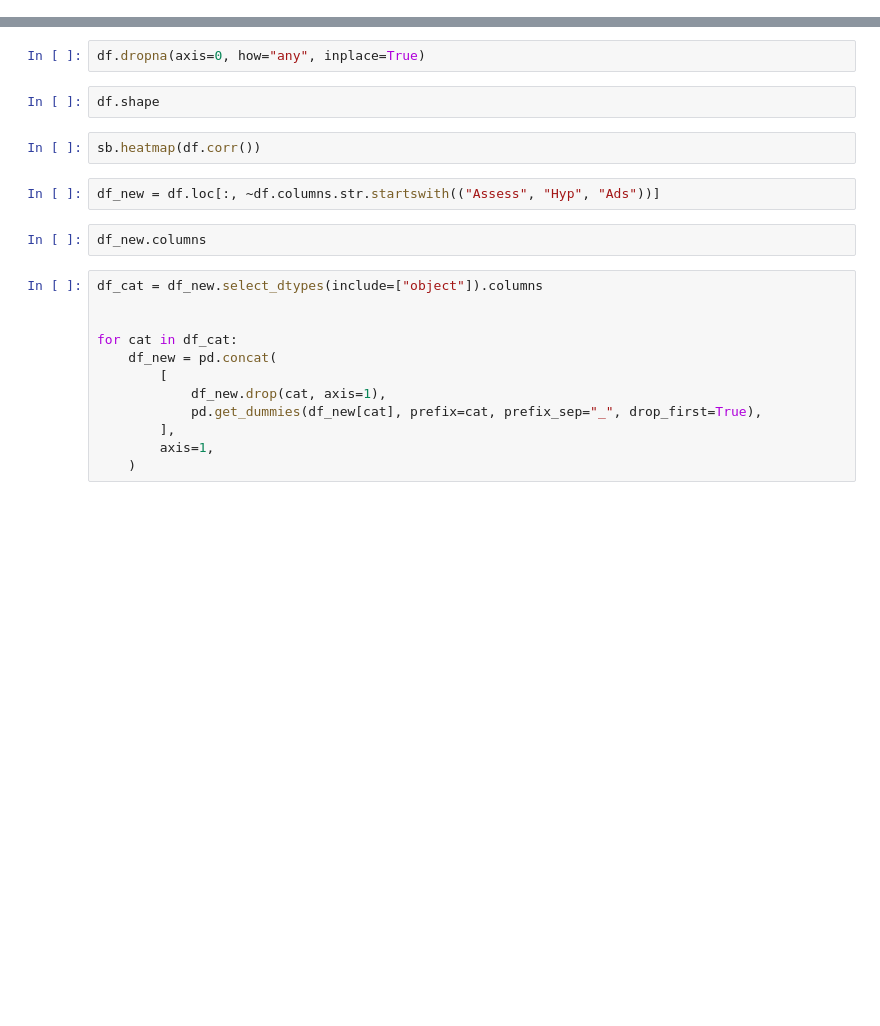
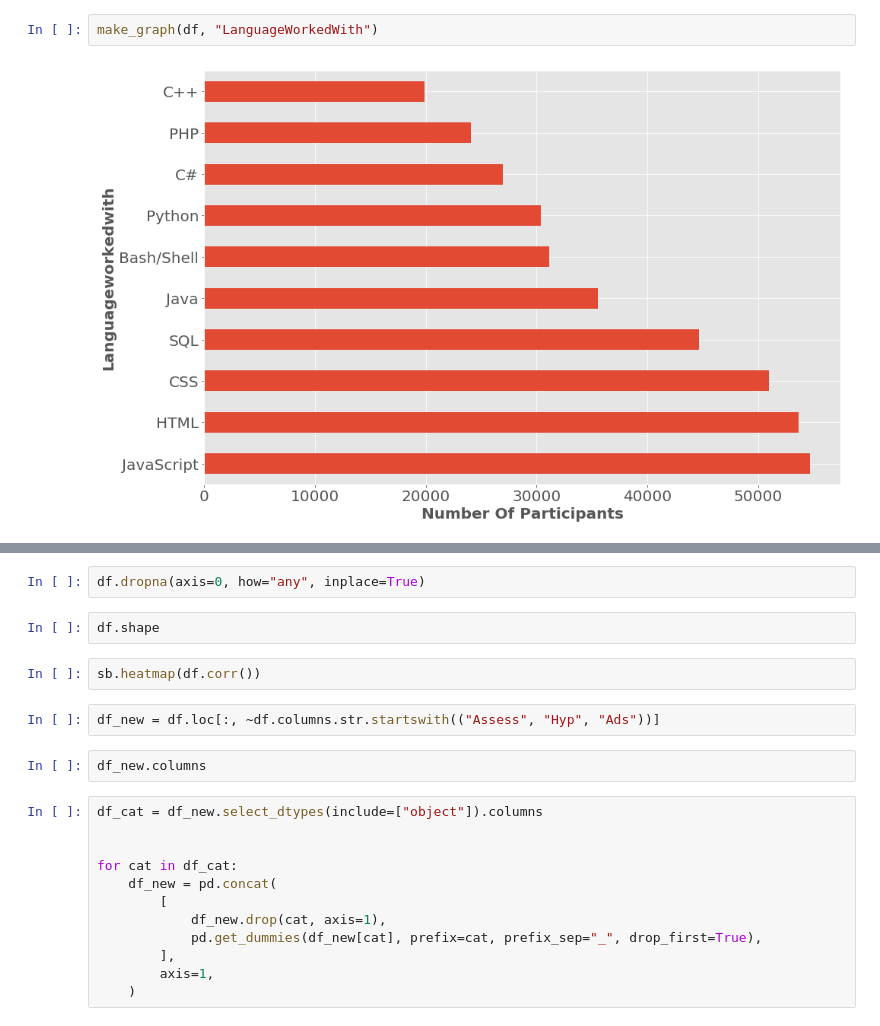
Before and after one commit to Anxhela21/SlackOverflow_2018, a Jupyter notebook: StackOverflowData2018.ipynb, the cells around one changed output, grey strips where cells are left out. Drawn from its saved outputs; the diff is of its cells as text; blank space fills up the shorter version.

```diff
--- a/StackOverflowData2018.ipynb
+++ b/StackOverflowData2018.ipynb
@@ -26,0 +69,4 @@ df.head()
+# %%
+make_graph(df, "LanguageWorkedWith")
+# %% [output]
+[figure, added]
```
Also changed, not shown: parts of 34 cells of this notebook, 3 other files.
